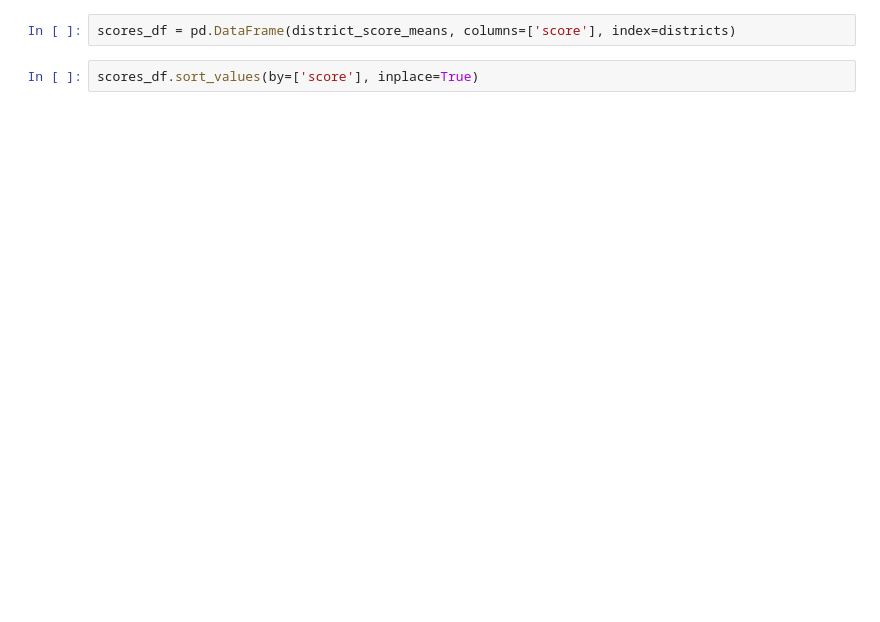
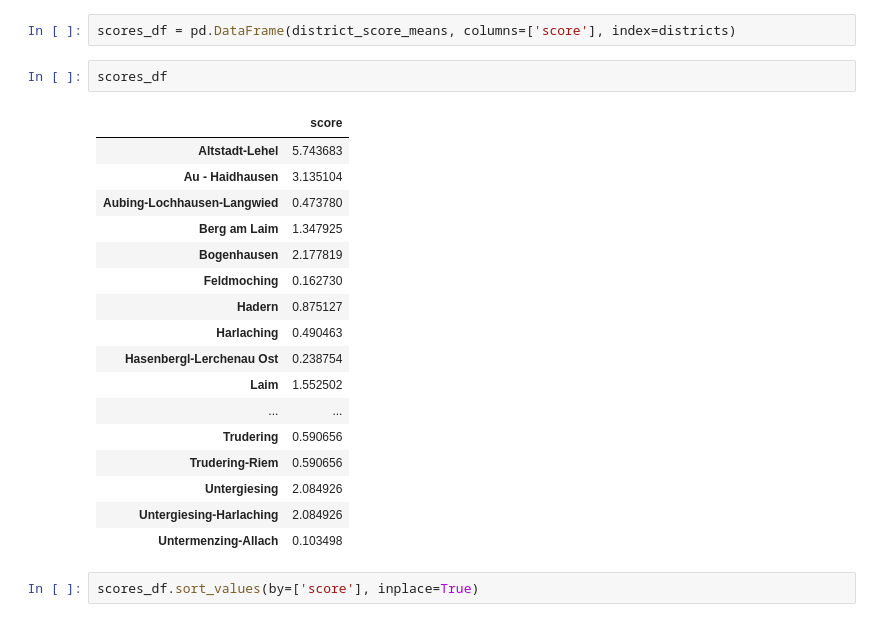
Before and after one commit to shoefer987/bike_sharing_demand, a Jupyter notebook: notebooks/linear_reg.ipynb, the cells around one changed output. Saved outputs shown, nothing was run; the diff lists cells and outputs as text; blank space fills up the shorter version.

```diff
--- a/notebooks/linear_reg.ipynb
+++ b/notebooks/linear_reg.ipynb
@@ -126,5 +155,25 @@ for dist in districts:
 # %%
 scores_df = pd.DataFrame(district_score_means, columns=['score'], index=districts)
+# %%
+scores_df
+# %% [output]
+|  | score |
+| Altstadt-Lehel | 5.743683 |
+| Au - Haidhausen | 3.135104 |
+| Aubing-Lochhausen-Langwied | 0.473780 |
+| Berg am Laim | 1.347925 |
+| Bogenhausen | 2.177819 |
+| Feldmoching | 0.162730 |
+| Hadern | 0.875127 |
+| Harlaching | 0.490463 |
+| Hasenbergl-Lerchenau Ost | 0.238754 |
+| Laim | 1.552502 |
+| ... | ... |
+| Trudering | 0.590656 |
+| Trudering-Riem | 0.590656 |
+| Untergiesing | 2.084926 |
+| Untergiesing-Harlaching | 2.084926 |
+| Untermenzing-Allach | 0.103498 |
 # %%
 scores_df.sort_values(by=['score'], inplace=True)
 # %%
```
Also changed, not shown: parts of 32 cells of this notebook.
